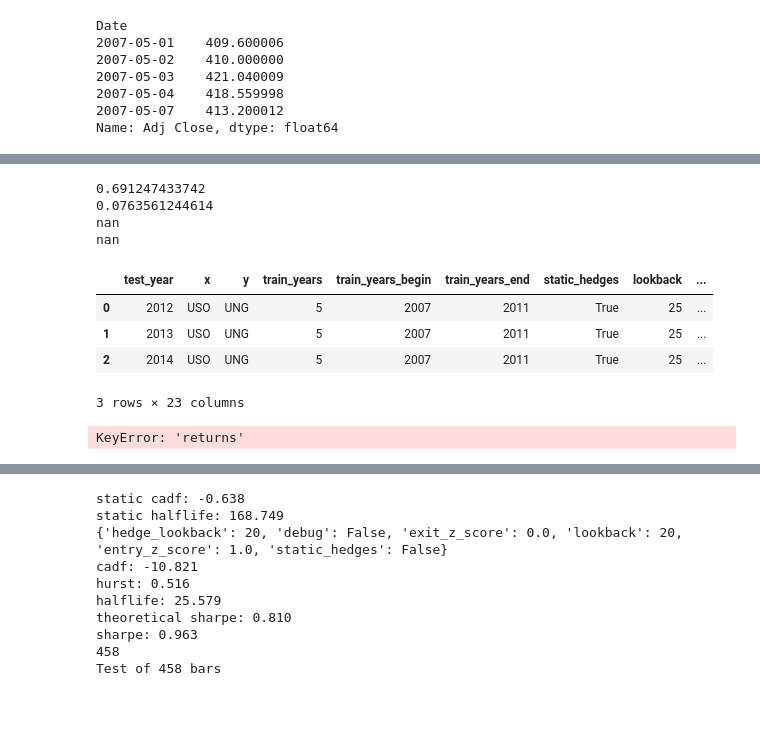
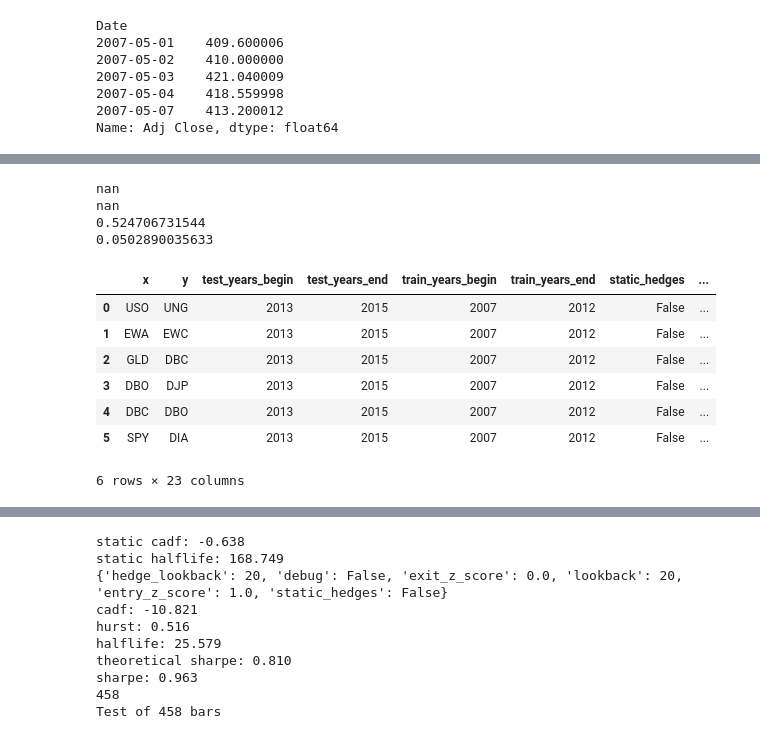
Before and after one commit to davidells/mypy, a Jupyter notebook: finance/mean_reversion_auto.ipynb, the cells around one changed output, grey strips where cells are left out. Saved outputs shown, nothing was run; the diff lists cells and outputs as text; code cells hidden in the pictures; blank space fills up the shorter version.

```diff
--- a/finance/mean_reversion_auto.ipynb
+++ b/finance/mean_reversion_auto.ipynb
@@ -87,3 +87,7 @@ def static_cadf(x, y):
 
 def static_halflife(x, y):
     return mr.halflife(static_hedge_portfolio(x, y))
+
+def static_hurst(x, y):
+    port = static_hedge_portfolio(x, y)
+    return mr.hurst_exponent(port.pct_change().fillna(0))[0]
@@ -165,7 +103,7 @@ def update_with_results(dict1, results, prefix):
     update_with_prefix(dict1, returns.report(results['returns']), prefix)
     update_with_prefix(dict1, strategies.report(results['units']), prefix)
 
-def train_start_test_rest(x, y, model, strategy_fit, strategy,
+def train_start_test_rest_rolling(x, y, model, strategy_fit, strategy,
                           start_year, end_year, training_years=5, xname='x', yname='y'):
 
     universe = pd.DataFrame({'x': x, 'y': y})
@@ -176,15 +114,13 @@ def train_start_test_rest(x, y, model, strategy_fit, strategy,
     train = universe[(year_map >= start_year) & (year_map < (start_year + training_years))]
 
     # fit the model for this strategy
-    #fit = strategies.bollinger_mean_revert_fit(x, y, model=model, index=train.index)
-    fit = strategy_fit(x, y, model=model, index=train.index)
+    fit = strategy_fit(train.x, train.y, model=model)
 
     # collect results of model against the training set
-    #train_results = strategies.bollinger_mean_revert(x, y, model=fit, index=train.index)
-    train_results = strategy(x, y, model=fit, index=train.index)
+    train_results = strategy(train.x, train.y, model=fit)
 
 
-    for year in range(start_year + training_years, end_year):
+    for year in range(start_year + training_years, end_year + 1):
         results = {}
         test_year = year + training_years
         testing_years = 1
@@ -200,12 +136,15 @@ def train_start_test_rest(x, y, model, strategy_fit, strategy,
 
         # select the current test year
         test = universe[year_map == year]
-        results['test_year'] = year
+        results['test_years'] = 1
+        results['test_years_begin'] = year
+        results['test_years_end'] = year
         results['test_size'] = len(test)
 
         # collect static results on the training data
         results['static_cadf'] = static_cadf(train.x, train.y)
         results['static_halflife'] = static_halflife(train.x, train.y)
+        results['static_hurst'] = static_halflife(train.x, train.y)
 
         # Update results object with chosen model parameters
         results.update(fit)
@@ -214,7 +153,8 @@ def train_start_test_rest(x, y, model, strategy_fit, strategy,
         update_with_results(results, train_results, 'train_')
 
         # collect results of model against the test set
-        test_results = strategy(x, y, model=fit, index=test.index)
+        #test_results = strategy(x, y, model=fit, index=test.index)
+        test_results = strategy(test.x, test.y, model=fit)
         update_with_results(results, test_results, 'test_')
         #returns.cumret(test_results['returns']).plot(figsize=(16,9))
 
@@ -222,7 +162,7 @@ def train_start_test_rest(x, y, model, strategy_fit, strategy,
 
         if 'debug' in model and model['debug'] == True:
             print '-' * 40
-            print year
+            print '%d - %d' % (year, year)
             print '-' * 40
             for k in sorted(results.keys()):
                 print util.pad_right(str(k), 30) + str(results[k])
@@ -278,30 +301,33 @@ for p in pairs:
 # %%
 result_table = pd.DataFrame(all_results)[[
-    'test_year', 'x', 'y', 'train_years', 'train_years_begin', 'train_years_end',
+    'x', 'y',
+    'test_years_begin', 'test_years_end',
+    'train_years_begin', 'train_years_end',
+
     'static_hedges', 'lookback', 'hedge_lookback', 'entry_z_score', 'exit_z_score',
-    'static_cadf', 'static_halflife',
-    'train_cadf', 'train_halflife',
-    'corr', 'test_annual_sharpe', 'train_annual_sharpe', 'test_total_return', 'test_drawdown',
-    'test_time_in_market', 'test_total_trades', 'test_periods_in_market'
+    'static_cadf', 'static_halflife', 'static_hurst',
+    'train_cadf', 'train_halflife', 'train_hurst',
+    'corr', 'test_annual_sharpe', 'train_annual_sharpe', 'test_apr', 'test_total_return', 'test_drawdown',
+    #'test_time_in_market', 'test_total_trades', 'test_periods_in_market'
 ]]
 
 print result_table[result_table['static_hedges']]['test_annual_sharpe'].mean()
-print result_table[result_table['static_hedges']]['test_total_return'].mean()
+print result_table[result_table['static_hedges']]['test_apr'].mean()
 print result_table[~result_table['static_hedges']]['test_annual_sharpe'].mean()
-print result_table[~result_table['static_hedges']]['test_total_return'].mean()
+print result_table[~result_table['static_hedges']]['test_apr'].mean()
 
 result_table
+#all_results
 # %% [output]
-0.691247433742
-0.0763561244614
 nan
 nan
+0.524706731544
+0.0502890035633
-|  | test_year | x | y | train_years | train_years_begin | train_years_end | static_hedges | lookback | ... |
-| 0 | 2012 | USO | UNG | 5 | 2007 | 2011 | True | 25 | ... |
-| 1 | 2013 | USO | UNG | 5 | 2007 | 2011 | True | 25 | ... |
-| 2 | 2014 | USO | UNG | 5 | 2007 | 2011 | True | 25 | ... |
+|  | x | y | test_years_begin | test_years_end | train_years_begin | train_years_end | static_hedges | ... |
+| 0 | USO | UNG | 2013 | 2015 | 2007 | 2012 | False | ... |
+| 1 | EWA | EWC | 2013 | 2015 | 2007 | 2012 | False | ... |
+| 2 | GLD | DBC | 2013 | 2015 | 2007 | 2012 | False | ... |
+| 3 | DBO | DJP | 2013 | 2015 | 2007 | 2012 | False | ... |
+| 4 | DBC | DBO | 2013 | 2015 | 2007 | 2012 | False | ... |
+| 5 | SPY | DIA | 2013 | 2015 | 2007 | 2012 | False | ... |
-3 rows × 23 columns
+6 rows × 23 columns
-# %%
-len(results['returns'])
-# %% [output]
-KeyError: 'returns'
```
Also changed, not shown: parts of 9 cells of this notebook, 2 other files.
